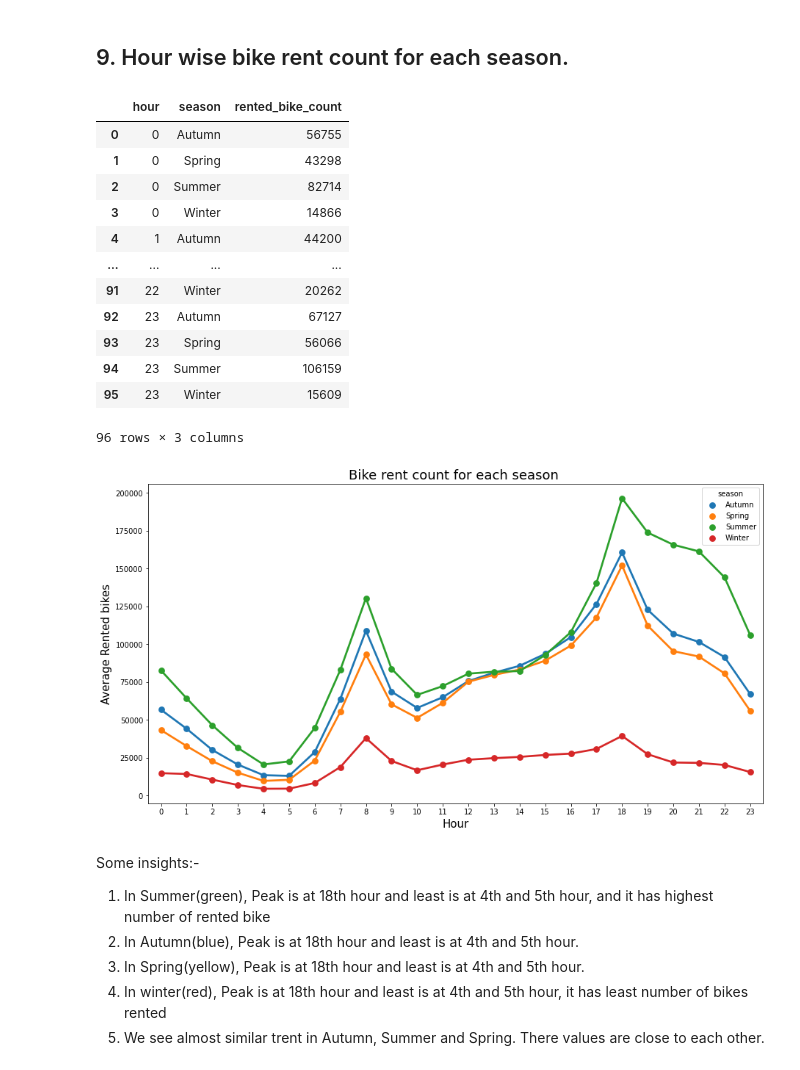
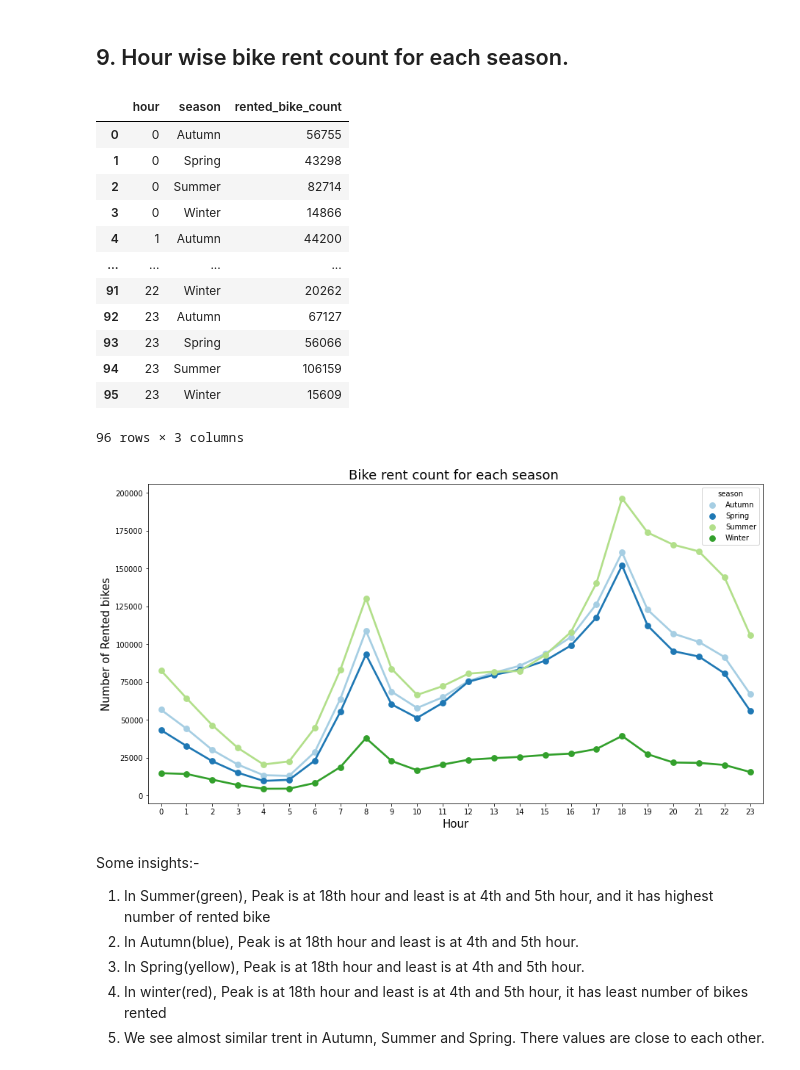
Before and after one commit to Samarjeet-singh-chhabra/LR-Bike-Sharing-Demand-Prediction, a Jupyter notebook: PERSONAL_NOTEBOOK_|_CP_2_|_BIKE_SHARING_DEMAND_PREDICTION_|_SAMARJEET.ipynb, the cells around one changed output. Saved outputs shown, nothing was run; the diff lists cells and outputs as text; code cells hidden in the pictures.

```diff
--- a/PERSONAL_NOTEBOOK_|_CP_2_|_BIKE_SHARING_DEMAND_PREDICTION_|_SAMARJEET.ipynb
+++ b/PERSONAL_NOTEBOOK_|_CP_2_|_BIKE_SHARING_DEMAND_PREDICTION_|_SAMARJEET.ipynb
@@ -528,31 +535,31 @@ Some insights:-
 # %%
 # Creating data set which has all features grouped by accordind to season
 season_hour_eda=bike_df.groupby(['hour','season']).sum()
 season_hour_eda= season_hour_eda.reset_index()
 
 # Plotting the data on graph
 fig,ax=plt.subplots(figsize=(15,8))
-sns.pointplot(data=season_hour_eda,x='hour',y='rented_bike_count',hue='season',ax=ax)
+sns.pointplot(data=season_hour_eda,x='hour',y='rented_bike_count',hue='season',palette = "Paired")
 ax.set_title('Bike rent count for each season ' , fontsize=18)
 ax.set_xlabel('Hour',fontsize=15)
-ax.set_ylabel('Average Rented bikes',fontsize=15)
+ax.set_ylabel('Number of Rented bikes',fontsize=15)
 
 season_hour_eda[season_hour_eda.columns[0:3]]
 # %% [output]
 |  | hour | season | rented_bike_count |
 | 0 | 0 | Autumn | 56755 |
 | 1 | 0 | Spring | 43298 |
 | 2 | 0 | Summer | 82714 |
 | 3 | 0 | Winter | 14866 |
 | 4 | 1 | Autumn | 44200 |
 | ... | ... | ... | ... |
 | 91 | 22 | Winter | 20262 |
 | 92 | 23 | Autumn | 67127 |
 | 93 | 23 | Spring | 56066 |
 | 94 | 23 | Summer | 106159 |
 | 95 | 23 | Winter | 15609 |
 96 rows × 3 columns
-[figure, old version]
+[figure, new version]
 # %% [markdown]
 Some insights:-
 1. In Summer(green), Peak is at 18th hour and least is at 4th and 5th hour, and it has highest number of rented bike
```
Also changed, not shown: parts of 74 cells of this notebook.
